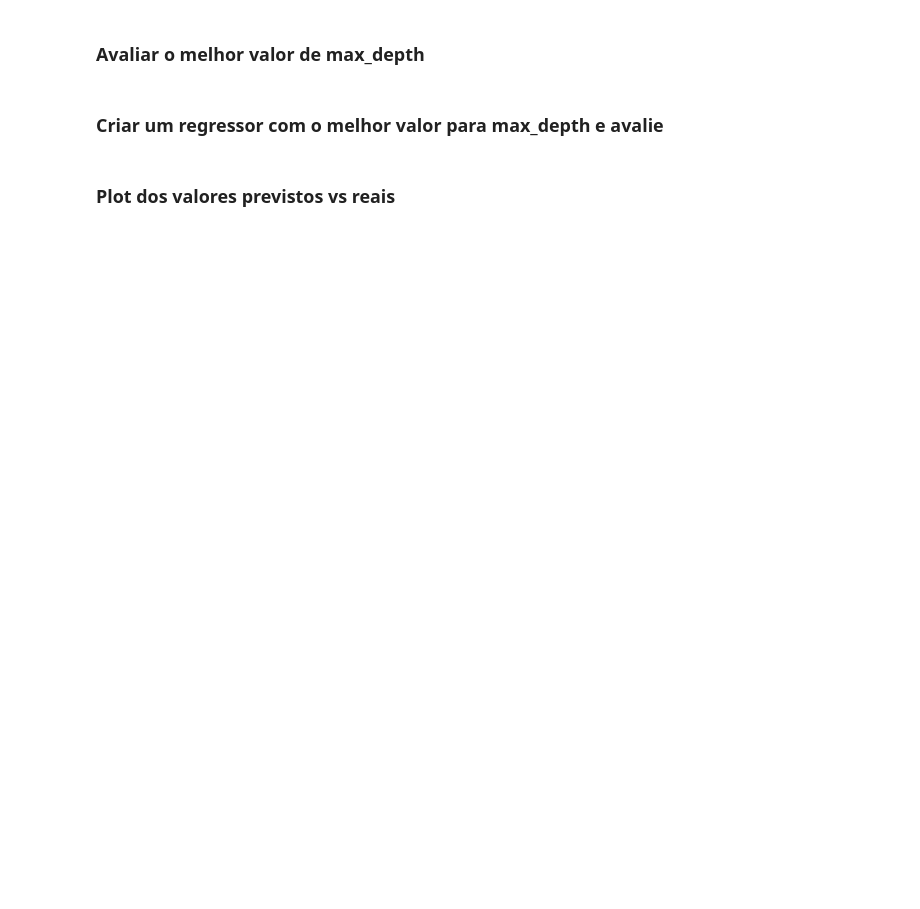
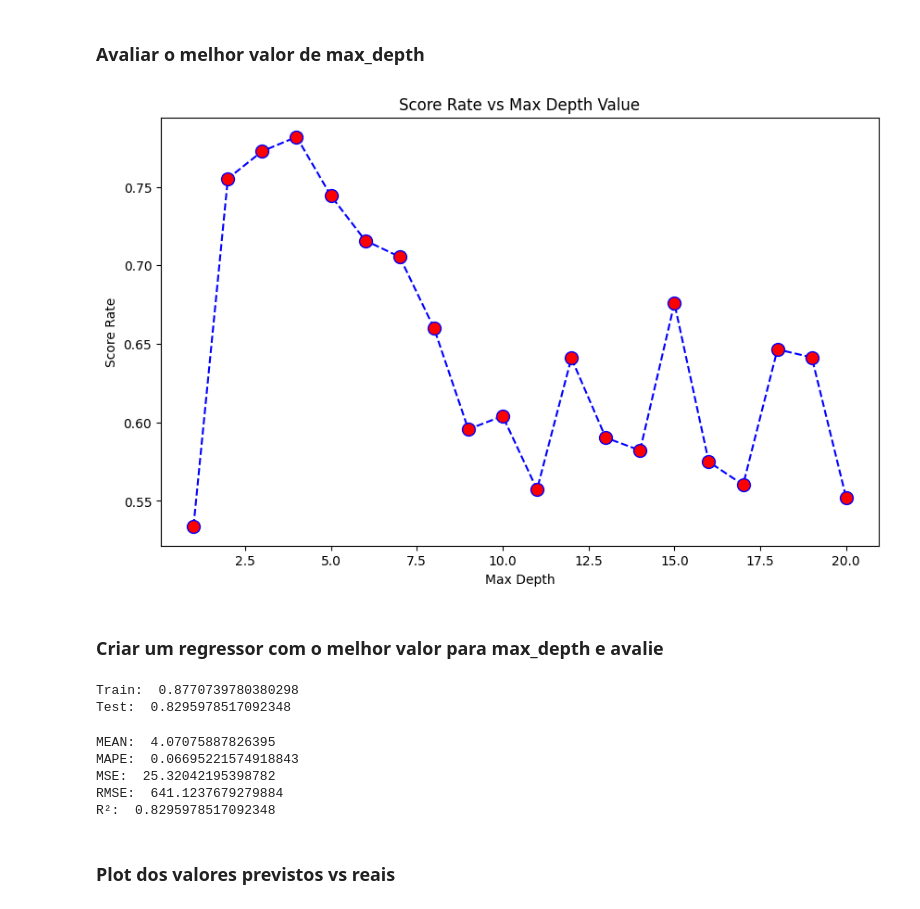
Before and after one commit to Lenoxel/modelos-preditivos-classicos, a Jupyter notebook: notebooks/atividade-06/atividade-06.ipynb, the cells around one changed output. Drawn from its saved outputs; the diff is of its cells as text; code cells hidden in the pictures; blank space fills up the shorter version.

```diff
--- a/notebooks/atividade-06/atividade-06.ipynb
+++ b/notebooks/atividade-06/atividade-06.ipynb
@@ -334,20 +342,30 @@ _ = tree.plot_tree(#MODELO,
 ### Avaliar o melhor valor de max_depth
 # %%
 import numpy as np
+from sklearn.tree import DecisionTreeRegressor
+from sklearn.metrics import r2_score
+import matplotlib.pyplot as plt
 
 score = []
 
 for i in range(1,21):
-  #MODELO
-  #FIT
-  #SCORE
+  regressor = DecisionTreeRegressor(max_depth=i)
+
+  regressor.fit(X_train_scaled, y_train)
+
+  y_pred = regressor.predict(X_test_scaled)
+  score.append(r2_score(y_test, y_pred))
+
 
 plt.figure(figsize=(10,6))
 plt.plot(range(1,21), score, color='blue', linestyle='dashed', marker='o',
            markerfacecolor = 'red', markersize=10)
 plt.title('Score Rate vs Max Depth Value')
 plt.xlabel('Max Depth')
 plt.ylabel('Score Rate')
+plt.show()
+# %% [output]
+[figure, added]
 # %% [markdown]
 ### Criar um regressor com o melhor valor para max_depth e avalie
 # %%
@@ -356,8 +374,17 @@ reg_best = DecisionTreeRegressor(max_depth=score.index(max(score))+1)
 reg_best.fit(X_train, y_train)
 print('Train: ', reg_best.score(X_train, y_train))
 print('Test: ',reg_best.score(X_test, y_test))
+# %% [output]
+Train:  0.8770739780380298
+Test:  0.8295978517092348
 # %%
 print_metrics(y_test, reg_best.predict(X_test))
+# %% [output]
+MEAN:  4.07075887826395
+MAPE:  0.06695221574918843
+MSE:  25.32042195398782
+RMSE:  641.1237679279884
+R²:  0.8295978517092348
 # %% [markdown]
 ### Plot dos valores previstos vs reais
 # %%
```
Also changed, not shown: parts of 12 cells of this notebook.
